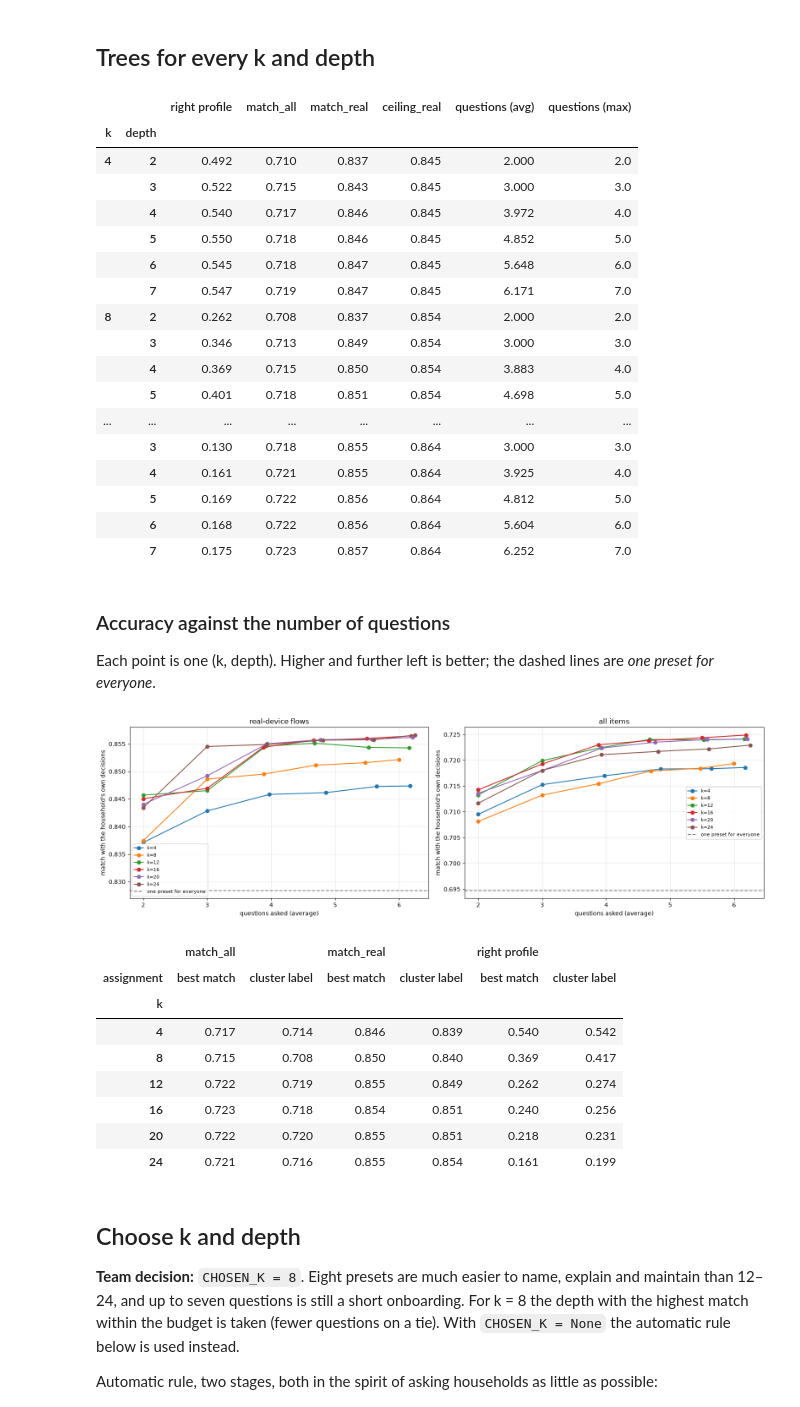
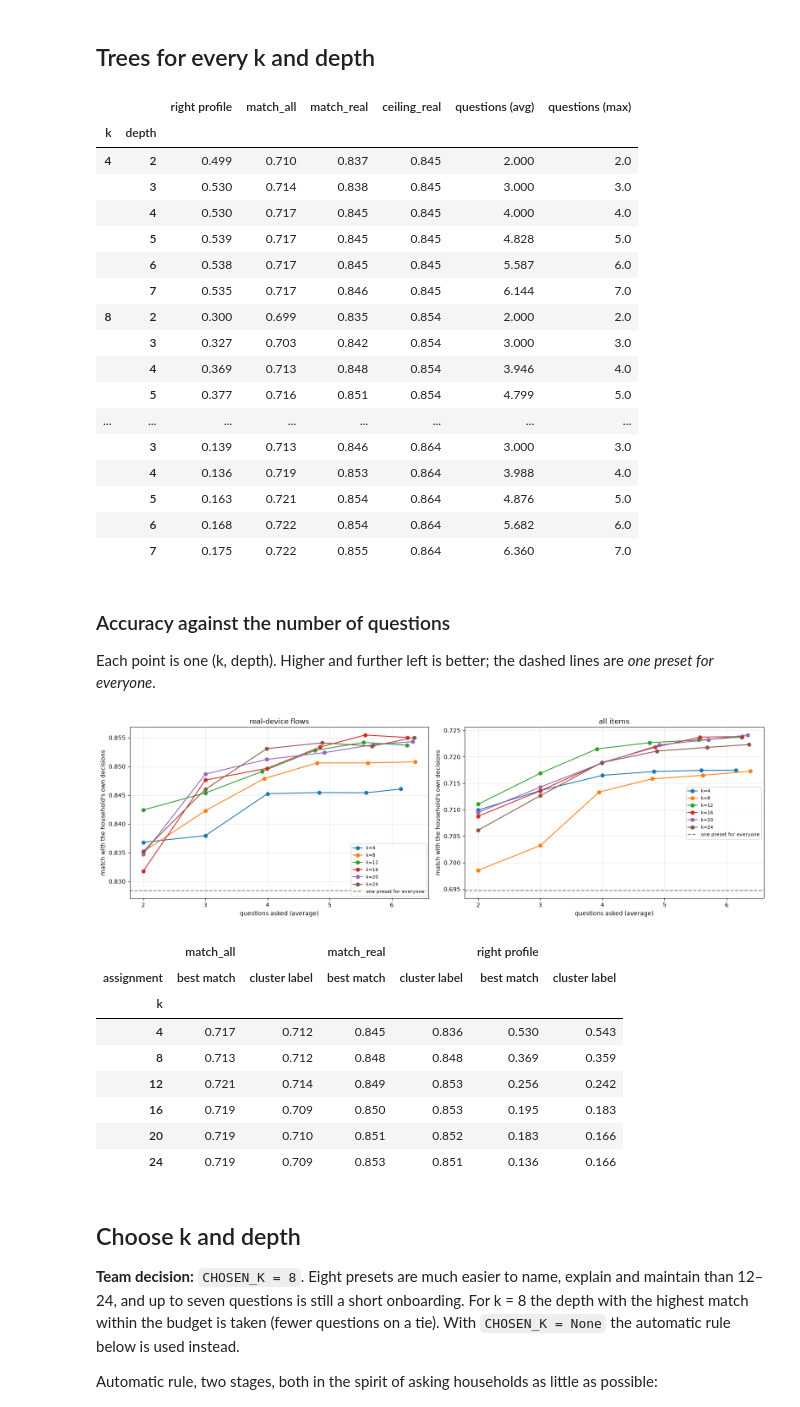
Before and after one commit to baktistr/ppd-household-presets, a Jupyter notebook: notebooks/05_onboarding_tree.ipynb, the cells around one changed output. Drawn from its saved outputs; the diff is of its cells as text; code cells hidden in the pictures.

```diff
--- a/notebooks/05_onboarding_tree.ipynb
+++ b/notebooks/05_onboarding_tree.ipynb
@@ -53,6 +55,7 @@ DEPTHS = [2, 3, 4, 5, 6, 7]         # a path asks at most this many questions
 MIN_LEAF = 25                        # households per leaf, so no preset is chosen from a handful of people
 MAX_QUESTIONS = 7                    # the onboarding budget
 CHOSEN_K = 8                         # team decision: fewer presets are easier to name and explain; None = choose automatically
+CLASS_WEIGHT = "balanced"            # weight small profiles up, so the tree spends splits on them too (otherwise a 4% profile is never reached)
 FOLDS = 5
 SEED = 0
 # %% [markdown]
@@ -103,50 +106,50 @@ def questions_asked(tree, Xt):
     # Distinct questions on each household's path through the tree.
     path = tree.decision_path(Xt); feature = tree.tree_.feature
     return np.array([len({feature[n] for n in path.indices[path.indptr[i]:path.indptr[i + 1]] if feature[n] >= 0}) for i in range(len(Xt))])
 
 def best_match(tree, Xtr, Dtr, preset_items):
     # For each leaf, the preset whose rules best match its training households' decisions.
     leaf = tree.apply(Xtr)
     return {int(L): int(np.argmax([(Dtr[leaf == L] == preset_items[c]).mean() for c in range(len(preset_items))])) for L in np.unique(leaf)}
 
 rows = []
 for k in CANDIDATES:
     y, P = labels[f"k{k}"].to_numpy(), PRESET_ITEMS[k]
     for depth in DEPTHS:
         for fold, (tr, te) in enumerate(folds):
-            tree = DecisionTreeClassifier(max_depth=depth, min_samples_leaf=MIN_LEAF, random_state=SEED).fit(X[tr], y[tr])
+            tree = DecisionTreeClassifier(max_depth=depth, min_samples_leaf=MIN_LEAF, class_weight=CLASS_WEIGHT, random_state=SEED).fit(X[tr], y[tr])
             by_label = tree.predict(X[te])
             mapping = best_match(tree, X[tr], D[tr], P)
             by_match = np.array([mapping[int(L)] for L in tree.apply(X[te])])
             asked = questions_asked(tree, X[te])
             for how, chosen in [("cluster label", by_label), ("best match", by_match)]:
                 rows.append({"k": k, "depth": depth, "fold": fold, "assignment": how,
                              "right profile": (chosen == y[te]).mean(),
                              "match_all": (P[chosen] == D[te]).mean(),
                              "match_real": (P[chosen][:, real] == D[te][:, real]).mean(),
                              "ceiling_real": (P[y[te]][:, real] == D[te][:, real]).mean(),
                              "questions (avg)": asked.mean(), "questions (max)": asked.max()})
 cv = pd.DataFrame(rows).groupby(["assignment", "k", "depth"]).mean(numeric_only=True).drop(columns="fold")
 cv.loc["best match"].round(3)
 # %% [output]
 |  |  | right profile | match_all | match_real | ceiling_real | questions (avg) | questions (max) |
 | k | depth |  |  |  |  |  |  |
-| 4 | 2 | 0.492 | 0.710 | 0.837 | 0.845 | 2.000 | 2.0 |
-|  | 3 | 0.522 | 0.715 | 0.843 | 0.845 | 3.000 | 3.0 |
-|  | 4 | 0.540 | 0.717 | 0.846 | 0.845 | 3.972 | 4.0 |
-|  | 5 | 0.550 | 0.718 | 0.846 | 0.845 | 4.852 | 5.0 |
-|  | 6 | 0.545 | 0.718 | 0.847 | 0.845 | 5.648 | 6.0 |
-|  | 7 | 0.547 | 0.719 | 0.847 | 0.845 | 6.171 | 7.0 |
-| 8 | 2 | 0.262 | 0.708 | 0.837 | 0.854 | 2.000 | 2.0 |
-|  | 3 | 0.346 | 0.713 | 0.849 | 0.854 | 3.000 | 3.0 |
-|  | 4 | 0.369 | 0.715 | 0.850 | 0.854 | 3.883 | 4.0 |
-|  | 5 | 0.401 | 0.718 | 0.851 | 0.854 | 4.698 | 5.0 |
+| 4 | 2 | 0.499 | 0.710 | 0.837 | 0.845 | 2.000 | 2.0 |
+|  | 3 | 0.530 | 0.714 | 0.838 | 0.845 | 3.000 | 3.0 |
+|  | 4 | 0.530 | 0.717 | 0.845 | 0.845 | 4.000 | 4.0 |
+|  | 5 | 0.539 | 0.717 | 0.845 | 0.845 | 4.828 | 5.0 |
+|  | 6 | 0.538 | 0.717 | 0.845 | 0.845 | 5.587 | 6.0 |
+|  | 7 | 0.535 | 0.717 | 0.846 | 0.845 | 6.144 | 7.0 |
+| 8 | 2 | 0.300 | 0.699 | 0.835 | 0.854 | 2.000 | 2.0 |
+|  | 3 | 0.327 | 0.703 | 0.842 | 0.854 | 3.000 | 3.0 |
+|  | 4 | 0.369 | 0.713 | 0.848 | 0.854 | 3.946 | 4.0 |
+|  | 5 | 0.377 | 0.716 | 0.851 | 0.854 | 4.799 | 5.0 |
 | ... | ... | ... | ... | ... | ... | ... | ... |
-|  | 3 | 0.130 | 0.718 | 0.855 | 0.864 | 3.000 | 3.0 |
-|  | 4 | 0.161 | 0.721 | 0.855 | 0.864 | 3.925 | 4.0 |
-|  | 5 | 0.169 | 0.722 | 0.856 | 0.864 | 4.812 | 5.0 |
-|  | 6 | 0.168 | 0.722 | 0.856 | 0.864 | 5.604 | 6.0 |
-|  | 7 | 0.175 | 0.723 | 0.857 | 0.864 | 6.252 | 7.0 |
+|  | 3 | 0.139 | 0.713 | 0.846 | 0.864 | 3.000 | 3.0 |
+|  | 4 | 0.136 | 0.719 | 0.853 | 0.864 | 3.988 | 4.0 |
+|  | 5 | 0.163 | 0.721 | 0.854 | 0.864 | 4.876 | 5.0 |
+|  | 6 | 0.168 | 0.722 | 0.854 | 0.864 | 5.682 | 6.0 |
+|  | 7 | 0.175 | 0.722 | 0.855 | 0.864 | 6.360 | 7.0 |
 # %% [markdown]
 ### Accuracy against the number of questions
 
@@ -164,16 +167,16 @@ plt.tight_layout(); plt.show()
 compare = cv.xs(4, level="depth")[["match_all", "match_real", "right profile"]].unstack(0)
 compare.round(3)
 # %% [output]
-[figure, old version]
+[figure, new version]
 |  | match_all |  | match_real |  | right profile |  |
 | assignment | best match | cluster label | best match | cluster label | best match | cluster label |
 | k |  |  |  |  |  |  |
-| 4 | 0.717 | 0.714 | 0.846 | 0.839 | 0.540 | 0.542 |
-| 8 | 0.715 | 0.708 | 0.850 | 0.840 | 0.369 | 0.417 |
-| 12 | 0.722 | 0.719 | 0.855 | 0.849 | 0.262 | 0.274 |
-| 16 | 0.723 | 0.718 | 0.854 | 0.851 | 0.240 | 0.256 |
-| 20 | 0.722 | 0.720 | 0.855 | 0.851 | 0.218 | 0.231 |
-| 24 | 0.721 | 0.716 | 0.855 | 0.854 | 0.161 | 0.199 |
+| 4 | 0.717 | 0.712 | 0.845 | 0.836 | 0.530 | 0.543 |
+| 8 | 0.713 | 0.712 | 0.848 | 0.848 | 0.369 | 0.359 |
+| 12 | 0.721 | 0.714 | 0.849 | 0.853 | 0.256 | 0.242 |
+| 16 | 0.719 | 0.709 | 0.850 | 0.853 | 0.195 | 0.183 |
+| 20 | 0.719 | 0.710 | 0.851 | 0.852 | 0.183 | 0.166 |
+| 24 | 0.719 | 0.709 | 0.853 | 0.851 | 0.136 | 0.166 |
 # %% [markdown]
 ## Choose k and depth
 
```
Also changed, not shown: parts of 7 cells of this notebook, 7 other files.
